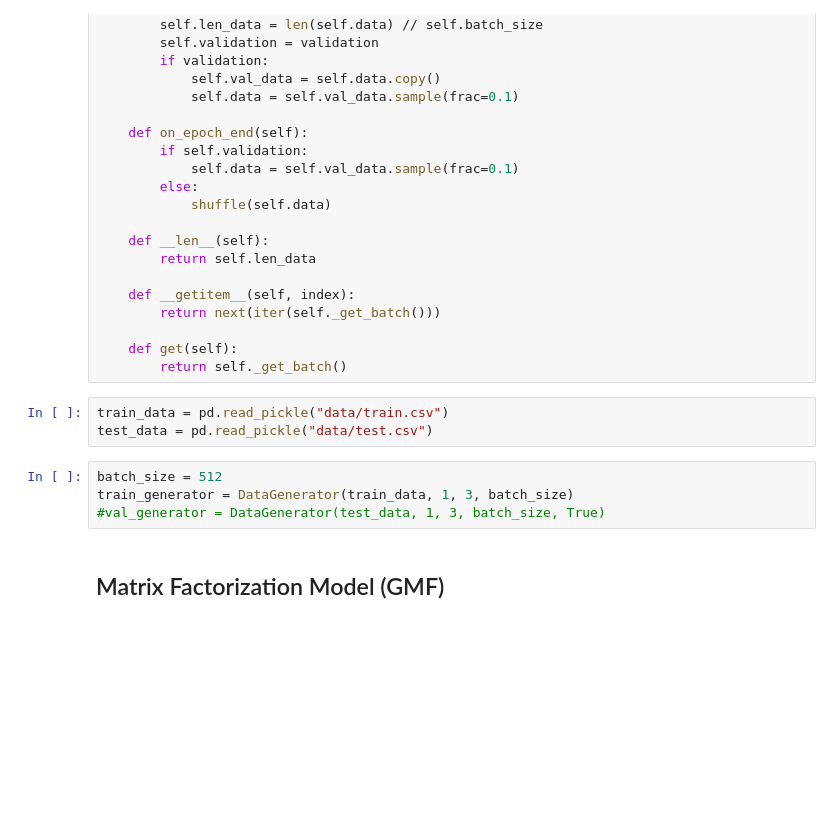
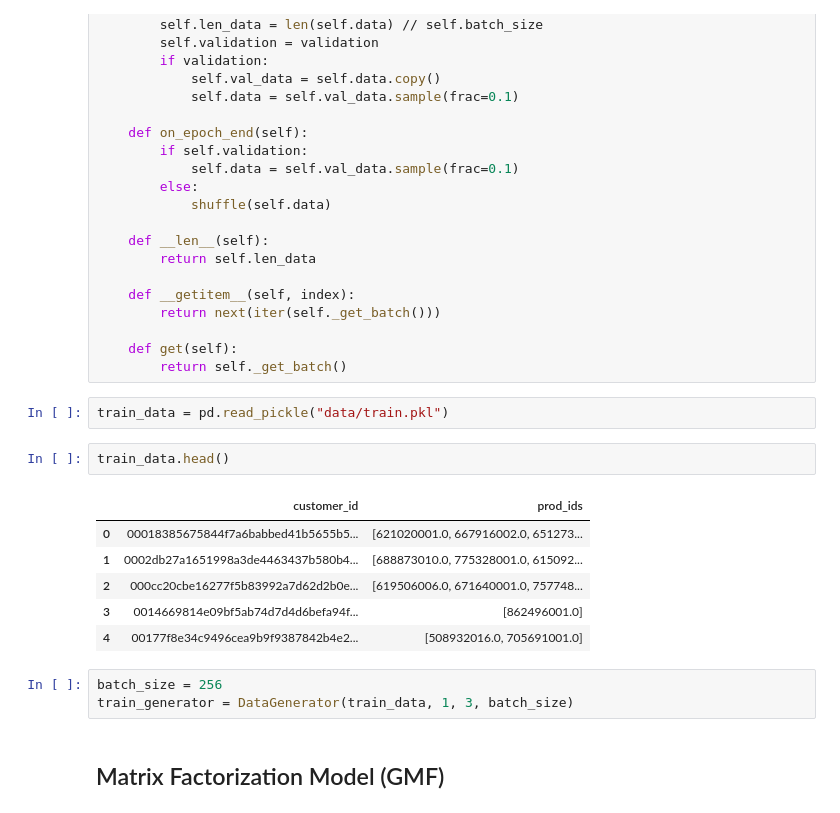
Before and after one commit to topuzm15/personaliziad-recommendation, a Jupyter notebook: callobrative_dmf.ipynb, the cells around one changed output. Cells and saved outputs as stored; diff of their text form; blank space fills up the shorter version.

```diff
--- a/callobrative_dmf.ipynb
+++ b/callobrative_dmf.ipynb
@@ -125,12 +124,19 @@ class DataGenerator (BatchGenerator):
     def get(self):
         return self._get_batch()
 # %%
-train_data = pd.read_pickle("data/train.csv")
-test_data = pd.read_pickle("data/test.csv")
+train_data = pd.read_pickle("data/train.pkl")
+# %%
+train_data.head()
+# %% [output]
+|  | customer_id | prod_ids |
+| 0 | 00018385675844f7a6babbed41b5655b5... | [621020001.0, 667916002.0, 651273... |
+| 1 | 0002db27a1651998a3de4463437b580b4... | [688873010.0, 775328001.0, 615092... |
+| 2 | 000cc20cbe16277f5b83992a7d62d2b0e... | [619506006.0, 671640001.0, 757748... |
+| 3 | 0014669814e09bf5ab74d7d4d6befa94f... | [862496001.0] |
+| 4 | 00177f8e34c9496cea9b9f9387842b4e2... | [508932016.0, 705691001.0] |
 # %%
-batch_size = 512
+batch_size = 256
 train_generator = DataGenerator(train_data, 1, 3, batch_size)
-#val_generator = DataGenerator(test_data, 1, 3, batch_size, True)
 # %% [markdown]
 ## Matrix Factorization Model (GMF)
 # %%
```
Also changed, not shown: parts of 8 cells of this notebook.
